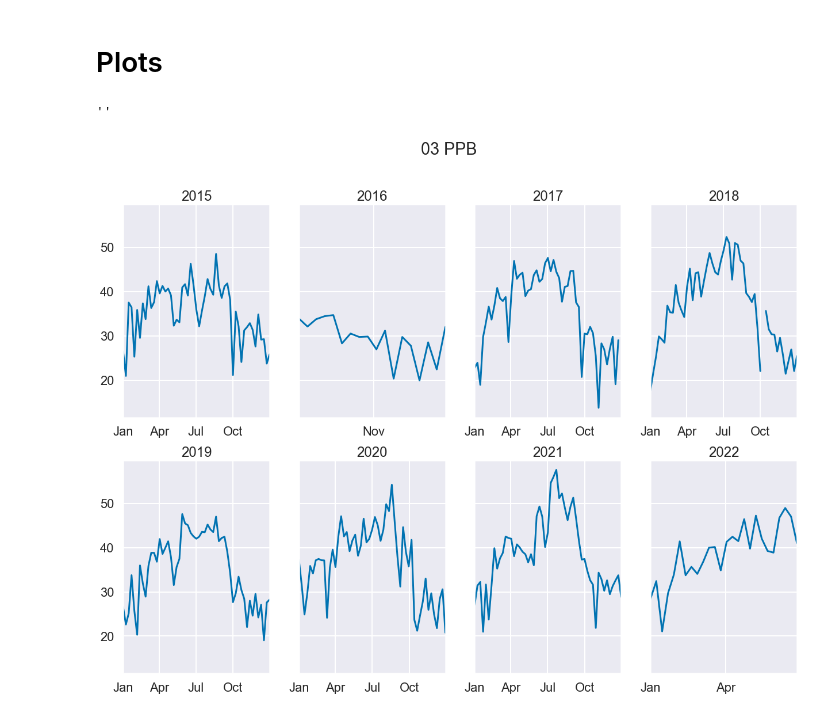
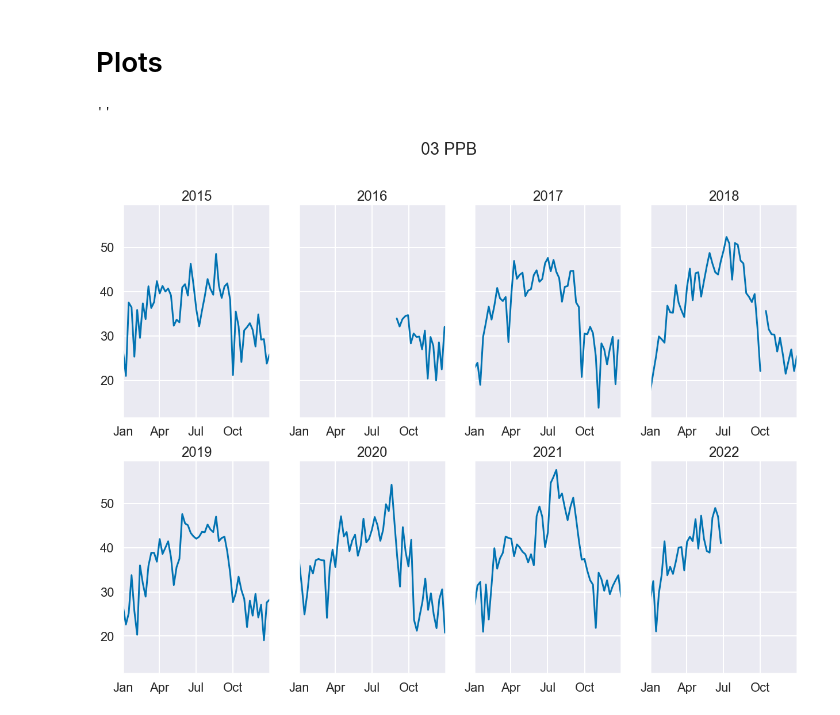
Before and after one commit to nmmichalak/colorado-air, a Jupyter notebook: colorado_air_pollution.ipynb, the cells around one changed output. Cells and saved outputs as stored; diff of their text form; code cells hidden in the pictures.

Commit message:
updating plot x-axis

```diff
--- a/colorado_air_pollution.ipynb
+++ b/colorado_air_pollution.ipynb
@@ -139,21 +140,24 @@ o3_boulder
 # %%
 fig, axes = plt.subplots(nrows = 2, ncols = 4, figsize = (10.5 * 2, 7.5 * 2), sharex = False, sharey = True)
 axes = axes.flatten()
 
 for i, year_i in enumerate([2015, 2016, 2017, 2018, 2019, 2020, 2021, 2022]):
+    # subplot for yearabs
     o3_boulder.set_index("date_time").query(f"date_year == {year_i}")["o3_ppb"].resample("7d").mean().plot(ax = axes[i])
 
+    # full year of dates
+    axes[i].set_xlim([datetime.date(year_i, 1, 1), datetime.date(year_i, 12, 31)])
+
+    # 3 month interval
     axes[i].xaxis.set_major_locator(mdates.MonthLocator(interval = 3))
     axes[i].xaxis.set_major_formatter(mdates.DateFormatter("%b"))
 
+    # year subplot title
     axes[i].set(xlabel = None, title = year_i)
 
+# super title
 fig.suptitle("03 PPB")
-
-# o3_boulder.set_index("date_time")["o3_ppb"].resample("1m").mean().plot(ax = axes, label = "monthly average", color = "black")
-
-# axes.legend(loc = "best")
 ;
 # %% [output]
 ''
-[figure, old version]
+[figure, new version]
```
Also changed, not shown: parts of 1 cell of this notebook.
